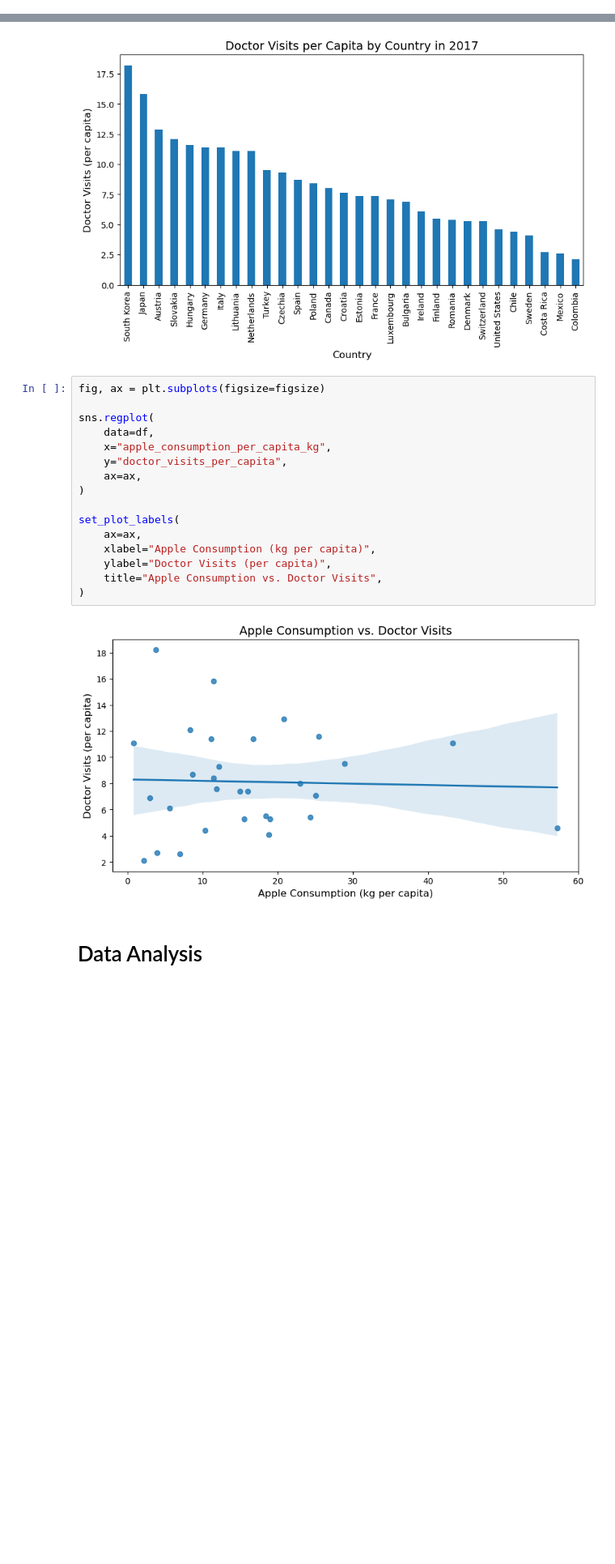
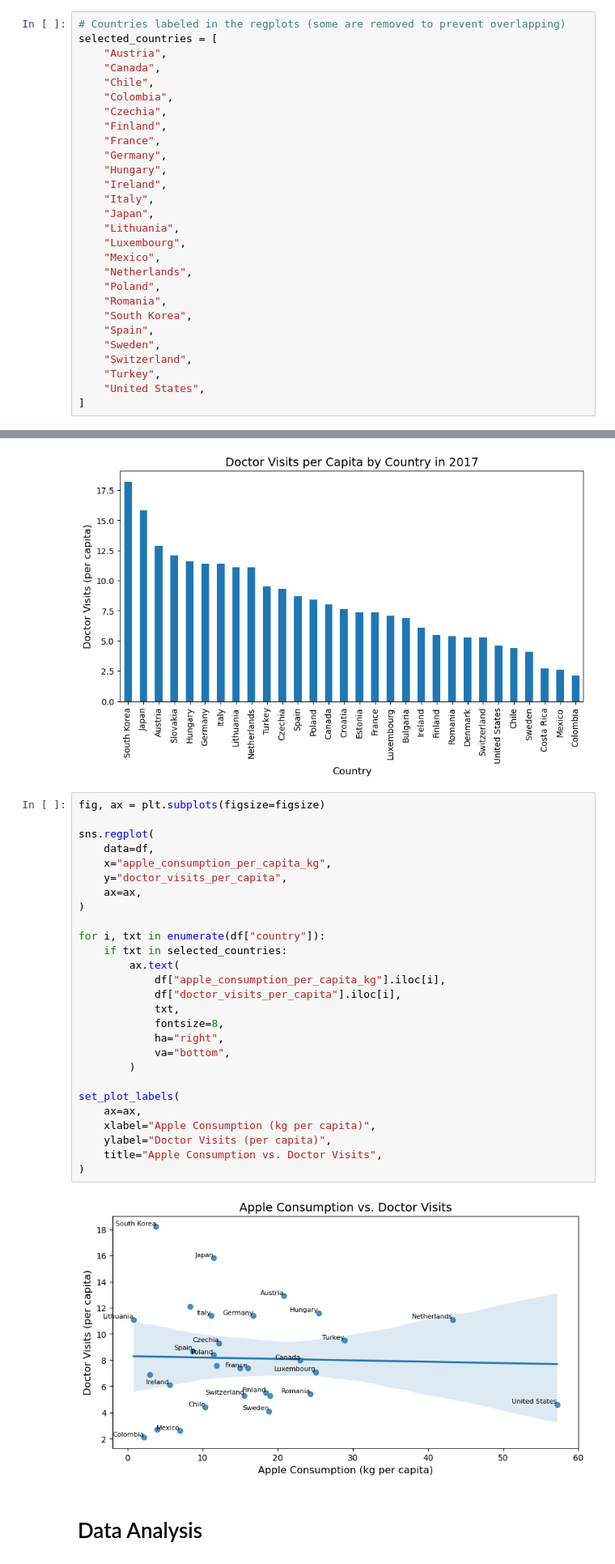
Before and after one commit to matteocasolari/myths-vs-data, a Jupyter notebook: 01_an_apple_a_day/notebooks/01_an_apple_a_day.ipynb, the cells around one changed output, grey strips where cells are left out. Shown: that part at 81% size. Cells and saved outputs as stored; diff of their text form; blank space fills up the shorter version.

```diff
--- a/01_an_apple_a_day/notebooks/01_an_apple_a_day.ipynb
+++ b/01_an_apple_a_day/notebooks/01_an_apple_a_day.ipynb
@@ -41,6 +41,34 @@ def set_plot_labels(
     ax.set_title(title, fontsize=14)
 # %%
 figsize = (10, 5)
+# %%
+# Countries labeled in the regplots (some are removed to prevent overlapping)
+selected_countries = [
+    "Austria",
+    "Canada",
+    "Chile",
+    "Colombia",
+    "Czechia",
+    "Finland",
+    "France",
+    "Germany",
+    "Hungary",
+    "Ireland",
+    "Italy",
+    "Japan",
+    "Lithuania",
+    "Luxembourg",
+    "Mexico",
+    "Netherlands",
+    "Poland",
+    "Romania",
+    "South Korea",
+    "Spain",
+    "Sweden",
+    "Switzerland",
+    "Turkey",
+    "United States",
+]
 # %% [markdown]
 # Data Visualization
 # %%
@@ -110,21 +138,32 @@ plt.show()
 # %%
 fig, ax = plt.subplots(figsize=figsize)
 
 sns.regplot(
     data=df,
     x="apple_consumption_per_capita_kg",
     y="doctor_visits_per_capita",
     ax=ax,
 )
 
+for i, txt in enumerate(df["country"]):
+    if txt in selected_countries:
+        ax.text(
+            df["apple_consumption_per_capita_kg"].iloc[i],
+            df["doctor_visits_per_capita"].iloc[i],
+            txt,
+            fontsize=8,
+            ha="right",
+            va="bottom",
+        )
+
 set_plot_labels(
     ax=ax,
     xlabel="Apple Consumption (kg per capita)",
     ylabel="Doctor Visits (per capita)",
     title="Apple Consumption vs. Doctor Visits",
 )
 # %% [output]
-[figure, old version]
+[figure, new version]
 # %% [markdown]
 # Data Analysis
 # %% [markdown]
```
Also changed, not shown: parts of 3 cells of this notebook.
